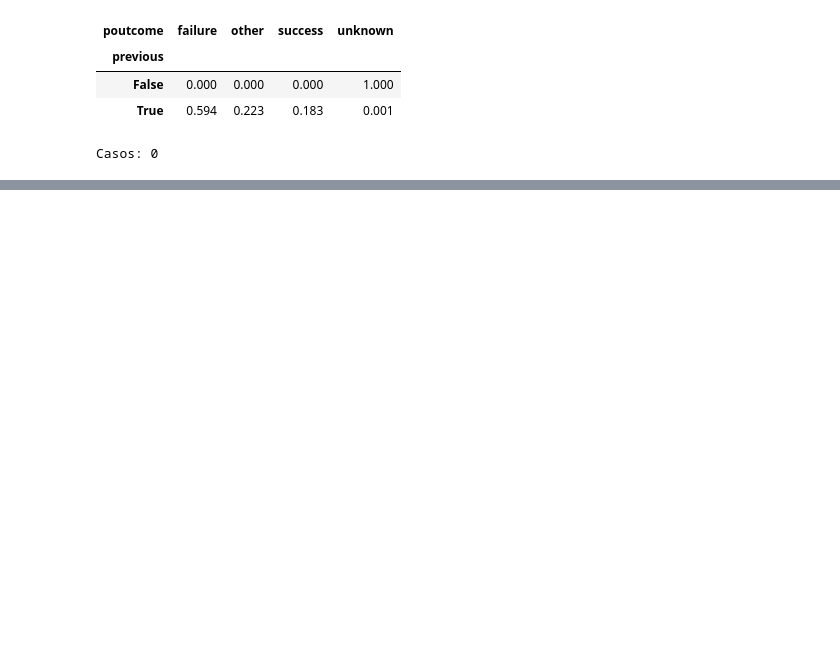
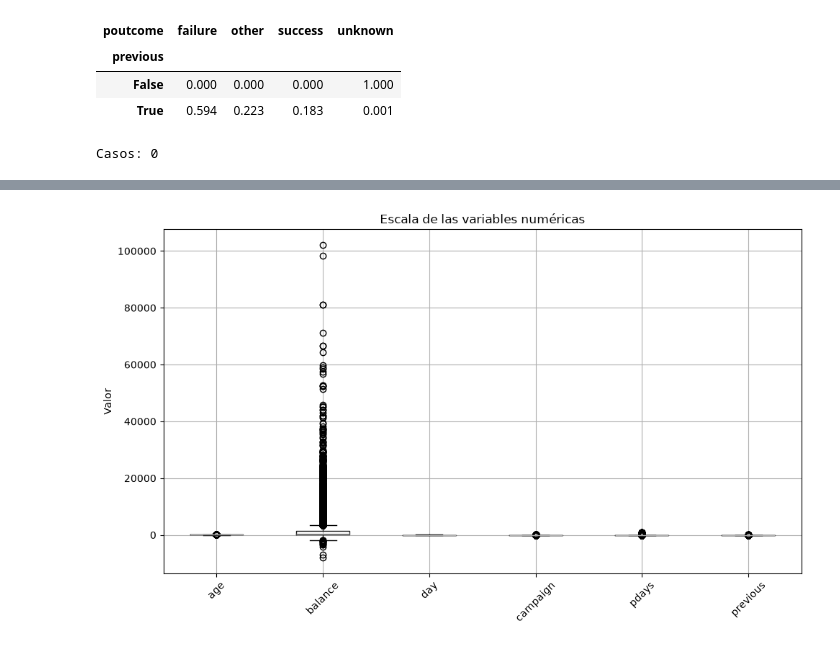
Before and after one commit to SebasOps/bank-marketing, a Jupyter notebook: notebooks/data-eda.ipynb, the cells around one changed output, grey strips where cells are left out. Saved outputs shown, nothing was run; the diff lists cells and outputs as text; code cells hidden in the pictures; blank space fills up the shorter version.

```diff
--- a/notebooks/data-eda.ipynb
+++ b/notebooks/data-eda.ipynb
@@ -315,0 +508,16 @@ Casos: 0
+# %%
+variables_numericas_modelo = [
+    "age",
+    "balance",
+    "day",
+    "campaign",
+    "pdays",
+    "previous"
+]
+
+skew_kurt = pd.DataFrame({
+    "Skewness": df[variables_numericas_modelo].skew(),
+    "Kurtosis": df[variables_numericas_modelo].kurtosis()
+})
+
+skew_kurt.round(2)
@@ -315,0 +560,10 @@ Casos: 0
+# %%
+df[variables_numericas_modelo].boxplot(figsize=(10, 6))
+
+plt.title("Escala de las variables numéricas")
+plt.ylabel("Valor")
+plt.xticks(rotation=45)
+plt.tight_layout()
+plt.show()
+# %% [output]
+[figure, added]
```
Also changed, not shown: parts of 26 cells of this notebook.
